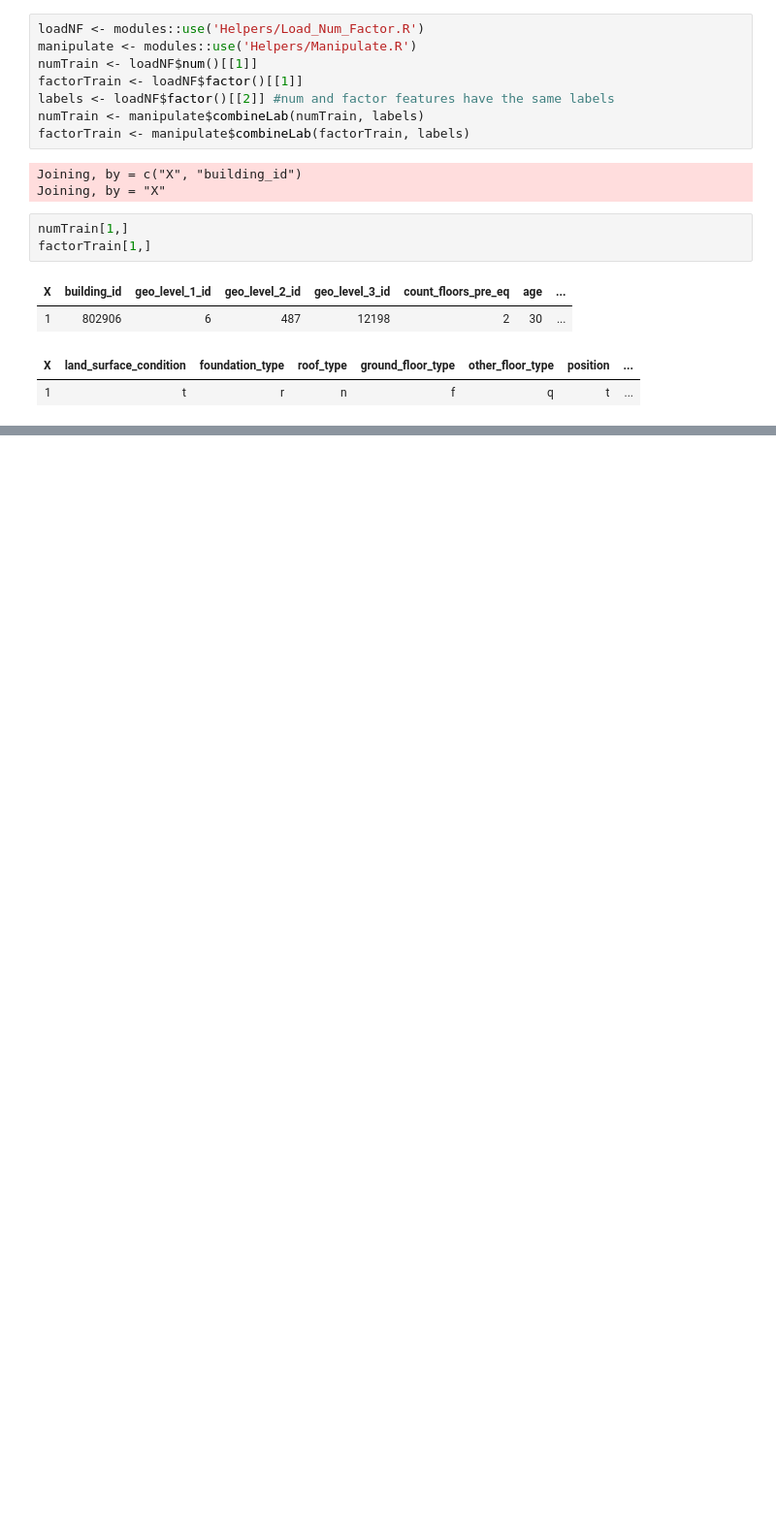
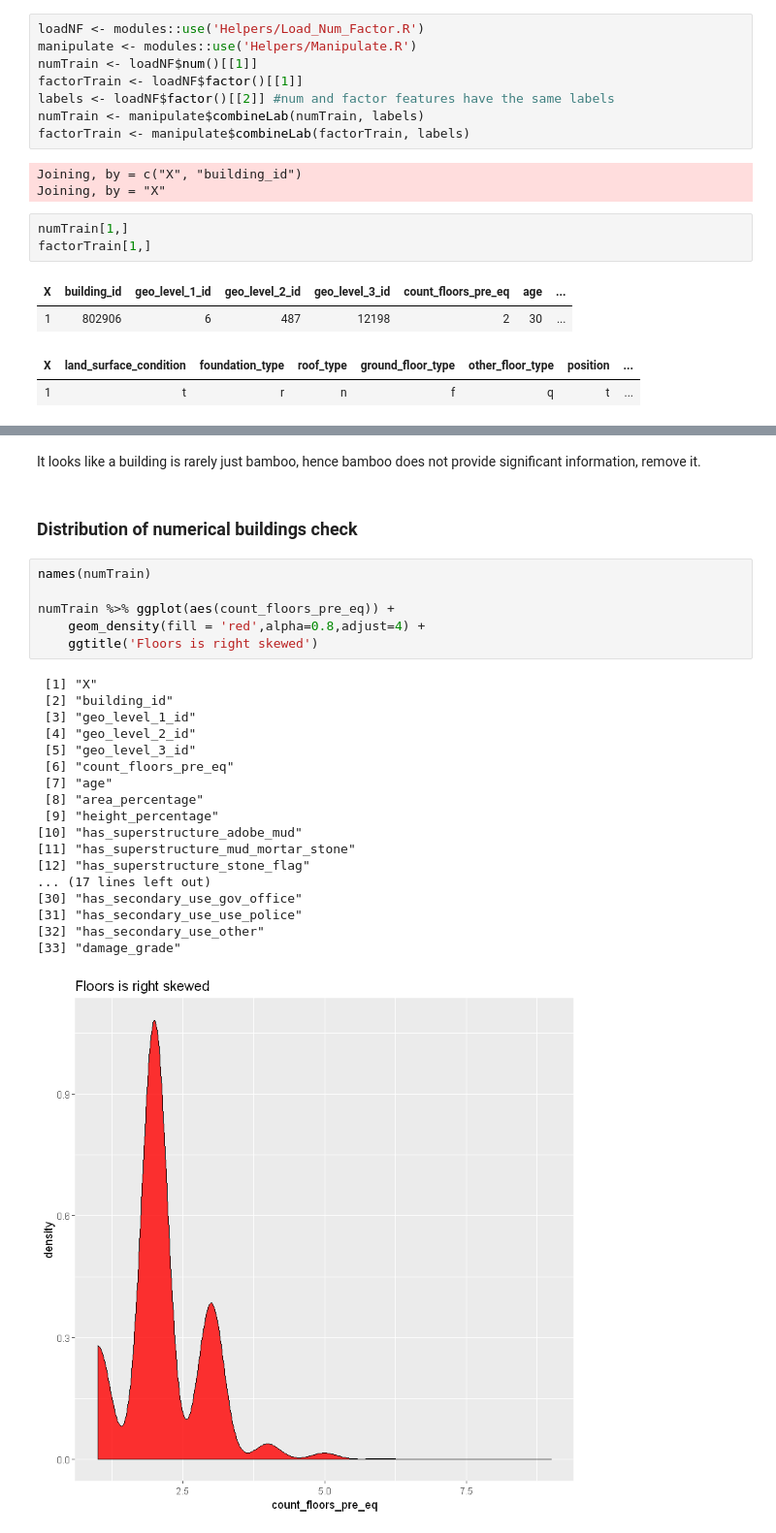
Before and after one commit to fzhanna/Earthquake_Damage_Predictor-1, a Jupyter notebook: Preprocess_Analysis/Analysis.ipynb, the cells around one changed output, grey strips where cells are left out. Shown at 97% size. Saved outputs shown, nothing was run; the diff lists cells and outputs as text; blank space fills up the shorter version.

Commit message:
Analysing numerical variables

```diff
--- a/Preprocess_Analysis/Analysis.ipynb
+++ b/Preprocess_Analysis/Analysis.ipynb
@@ -67,0 +93,29 @@ cor(numTrain)
+# %% [markdown]
+It looks like a building is rarely just bamboo, hence bamboo does not provide significant information, remove it.
+# %% [markdown]
+### Distribution of numerical buildings check
+# %%
+names(numTrain)
+
+numTrain %>% ggplot(aes(count_floors_pre_eq)) +
+    geom_density(fill = 'red',alpha=0.8,adjust=4) +
+    ggtitle('Floors is right skewed')
+# %% [output]
+ [1] "X"
+ [2] "building_id"
+ [3] "geo_level_1_id"
+ [4] "geo_level_2_id"
+ [5] "geo_level_3_id"
+ [6] "count_floors_pre_eq"
+ [7] "age"
+ [8] "area_percentage"
+ [9] "height_percentage"
+[10] "has_superstructure_adobe_mud"
+[11] "has_superstructure_mud_mortar_stone"
+[12] "has_superstructure_stone_flag"
+... (17 lines left out)
+[30] "has_secondary_use_gov_office"
+[31] "has_secondary_use_use_police"
+[32] "has_secondary_use_other"
+[33] "damage_grade"
+[figure, added]
```
Also changed, not shown: parts of 20 cells of this notebook, 2 other files.
